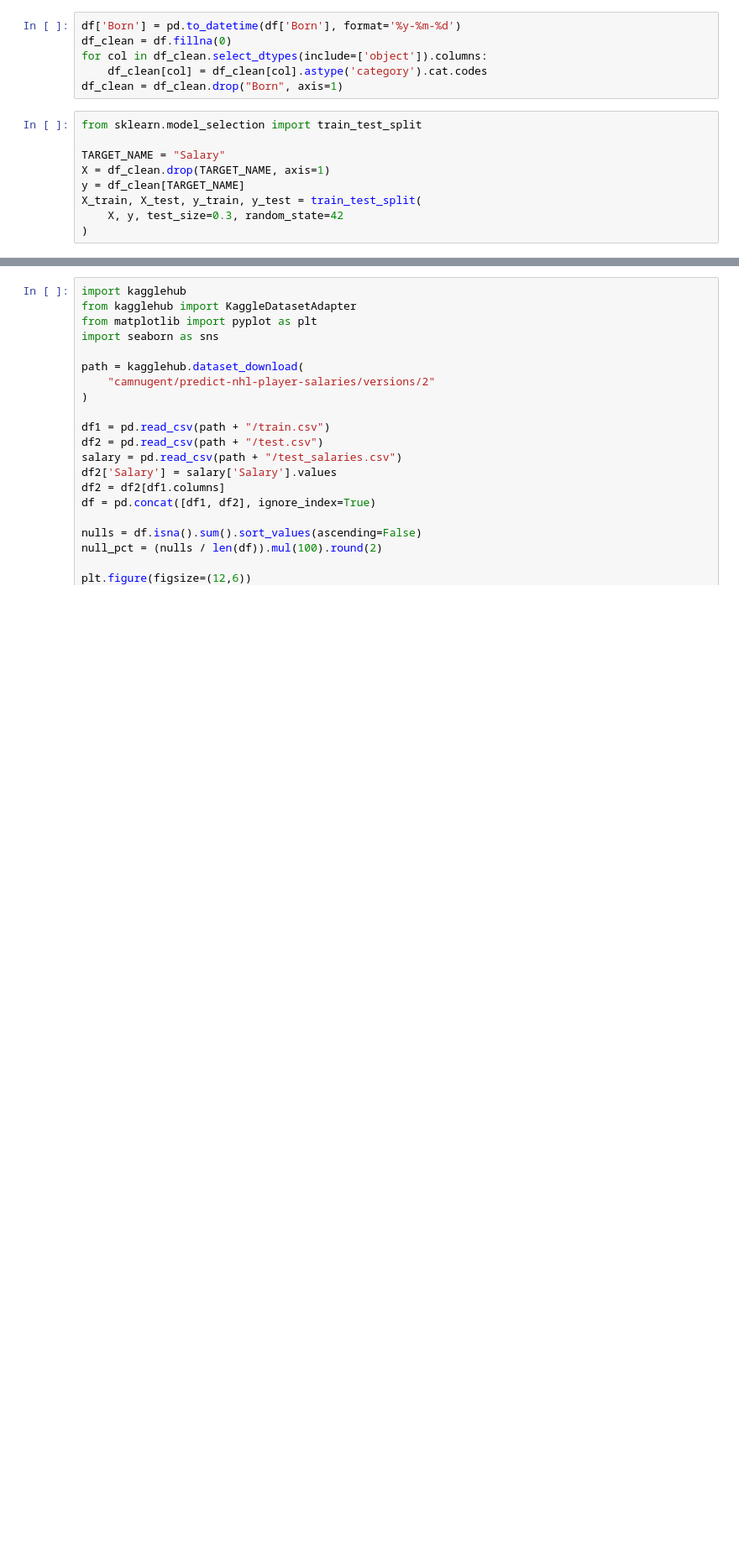
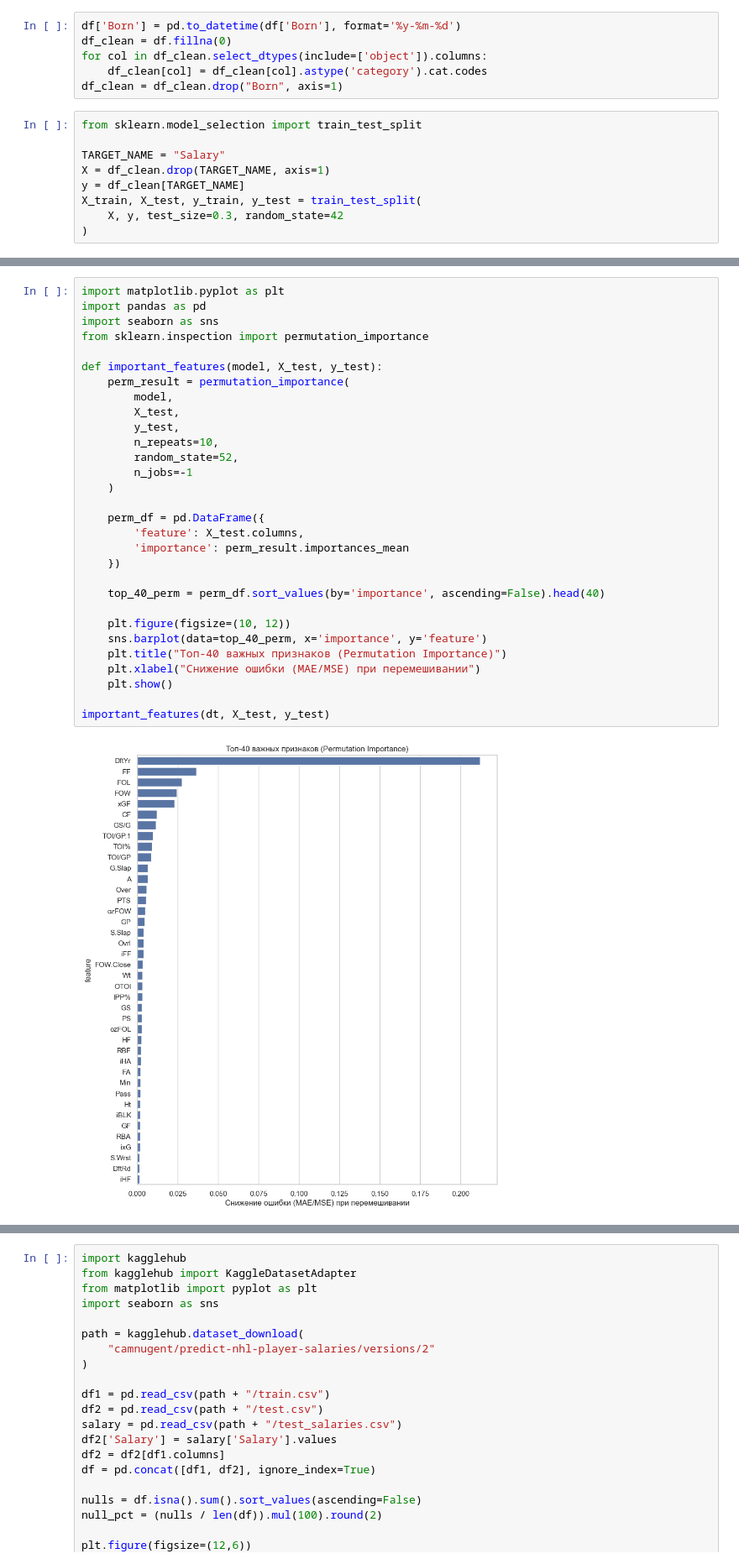
Before and after one commit to zloyaloha/ai-frameworks, a Jupyter notebook: lab4.ipynb, the cells around one changed output, grey strips where cells are left out. Shown at 84% size. Drawn from its saved outputs; the diff is of its cells as text; blank space fills up the shorter version.

```diff
--- a/lab4.ipynb
+++ b/lab4.ipynb
@@ -67,0 +71,32 @@ Baseline (predict mean): MAE = 1877717.767
+# %%
+import matplotlib.pyplot as plt
+import pandas as pd
+import seaborn as sns
+from sklearn.inspection import permutation_importance
+
+def important_features(model, X_test, y_test):
+    perm_result = permutation_importance(
+        model,
+        X_test,
+        y_test,
+        n_repeats=10,
+        random_state=52,
+        n_jobs=-1
+    )
+
+    perm_df = pd.DataFrame({
+        'feature': X_test.columns,
+        'importance': perm_result.importances_mean
+    })
+
+    top_40_perm = perm_df.sort_values(by='importance', ascending=False).head(40)
+
+    plt.figure(figsize=(10, 12))
+    sns.barplot(data=top_40_perm, x='importance', y='feature')
+    plt.title("Топ-40 важных признаков (Permutation Importance)")
+    plt.xlabel("Снижение ошибки (MAE/MSE) при перемешивании")
+    plt.show()
+
+important_features(dt, X_test, y_test)
+# %% [output]
+[figure, added]
```
Also changed, not shown: parts of 38 cells of this notebook.
